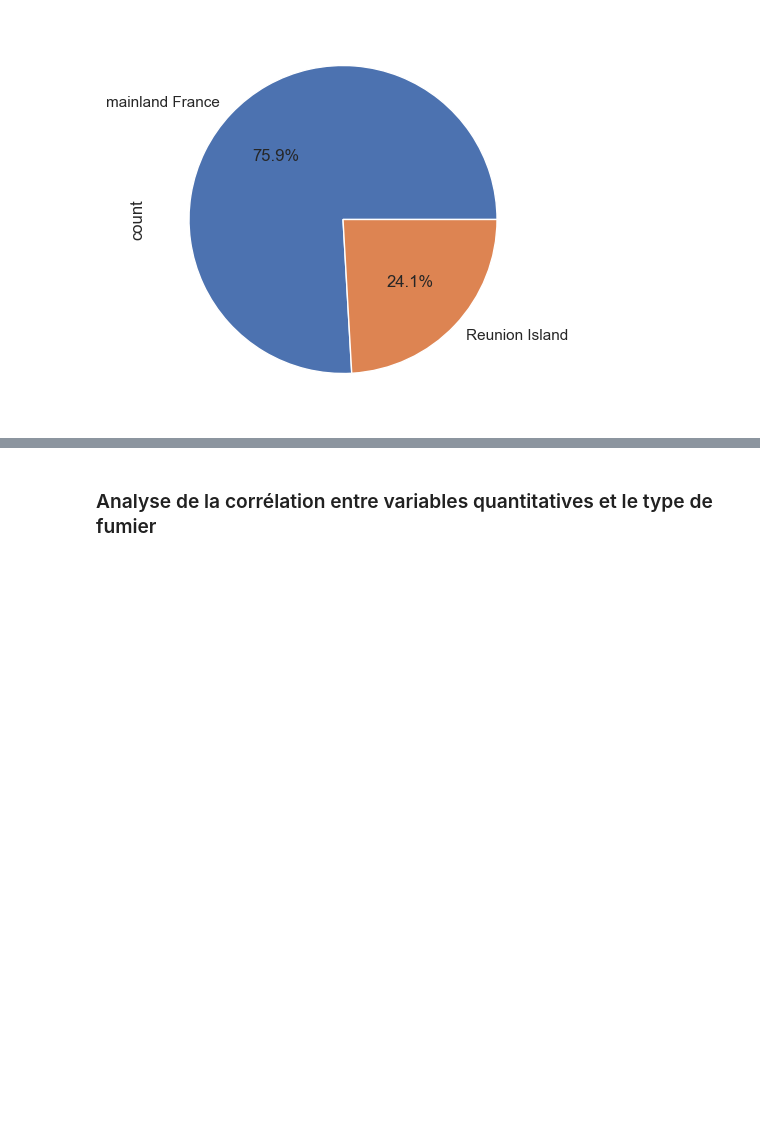
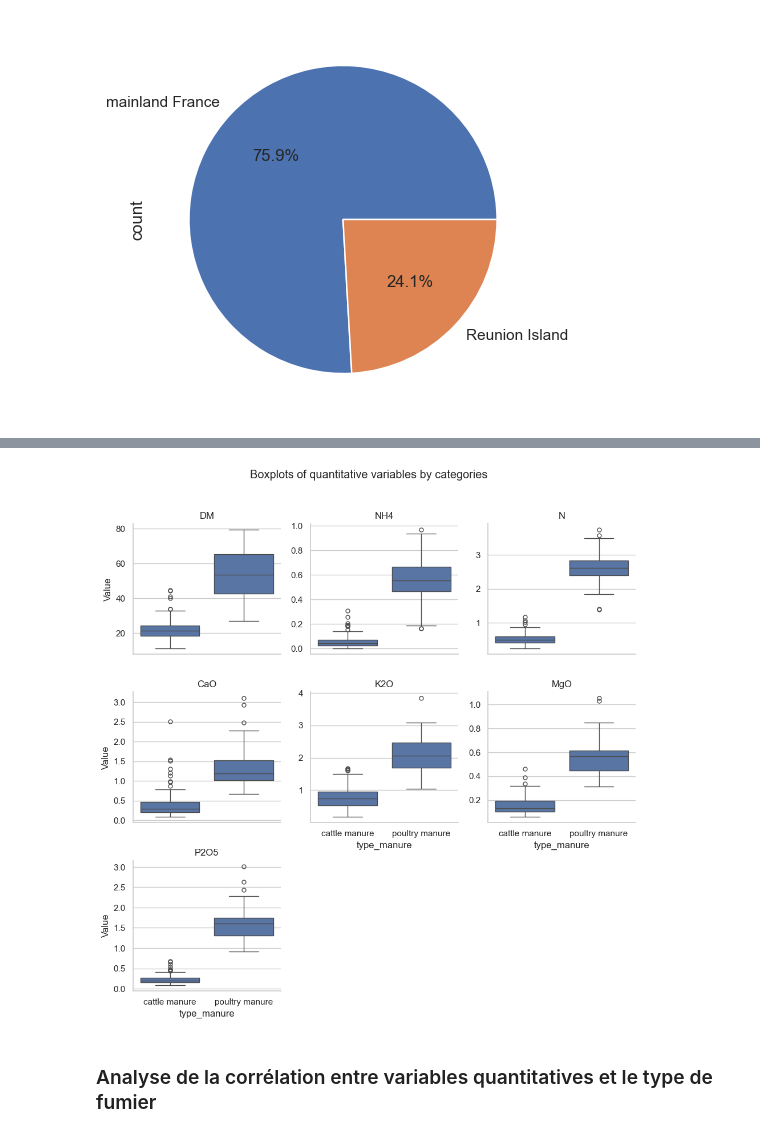
Before and after one commit to BigDwelcome/NIR-spectra_of_manure, a Jupyter notebook: Manure_Project.ipynb, the cells around one changed output, grey strips where cells are left out. Cells and saved outputs as stored; diff of their text form; code cells hidden in the pictures; blank space fills up the shorter version.

```diff
--- a/Manure_Project.ipynb
+++ b/Manure_Project.ipynb
@@ -368,3 +497,35 @@ On remarque une faible corrélation linéaire entre MgO et K2O, une corrélation
+# %%
+quant_vars = Quant
+qual_x = "type_manure"
+
+df_plot = df[quant_vars + [qual_x]].dropna().copy()
+
+# Mise au format long pour FacetGrid
+df_melt = df_plot.melt(
+    id_vars=[qual_x ],
+    value_vars=quant_vars,
+    var_name="Variable",
+    value_name="Value"
+)
+
+# Grille de boxplots
+g = sns.catplot(
+    data=df_melt,
+    x=qual_x, y="Value",
+    col="Variable",
+    col_wrap=3,
+    kind="box",
+    height=3.2,
+    sharey=False
+)
+
+g.set_titles("{col_name}")
+g.set_axis_labels(qual_x)
+g.fig.suptitle("Boxplots of quantitative variables by categories", y=1.02)
+plt.tight_layout()
+plt.show()
+# %% [output]
+[figure, added]
 # %% [markdown]
 ### Analyse de la corrélation entre variables quantitatives et le type de fumier
 # %%
```
Also changed, not shown: parts of 55 cells of this notebook.
